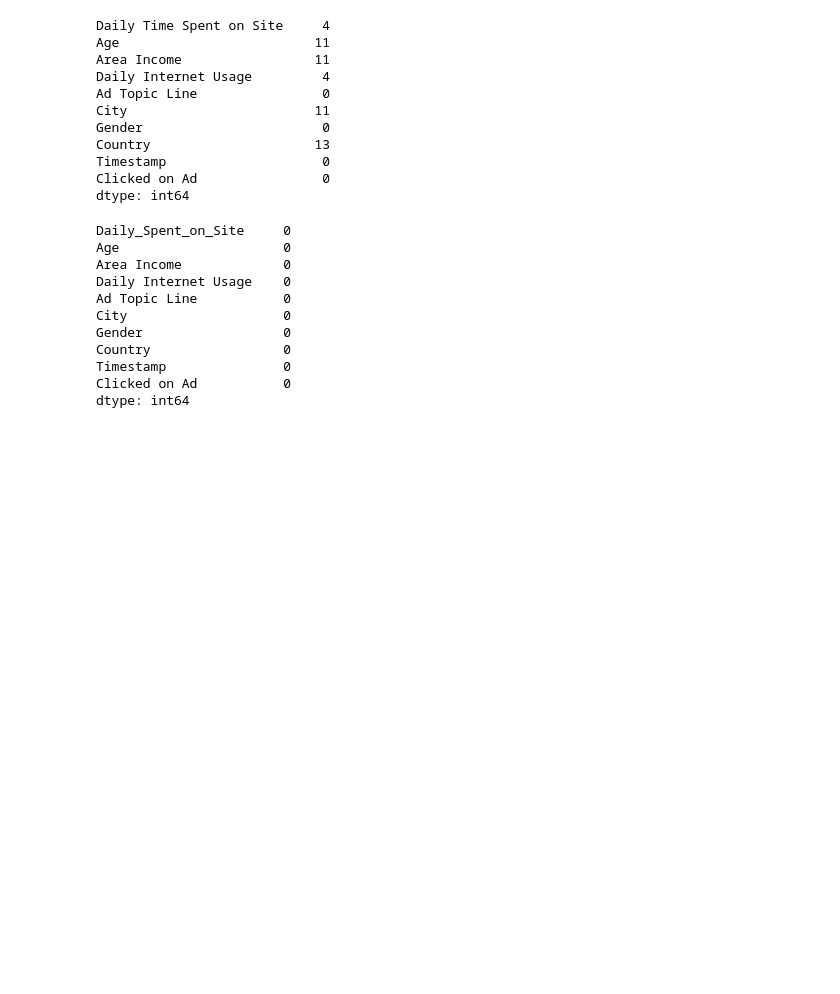
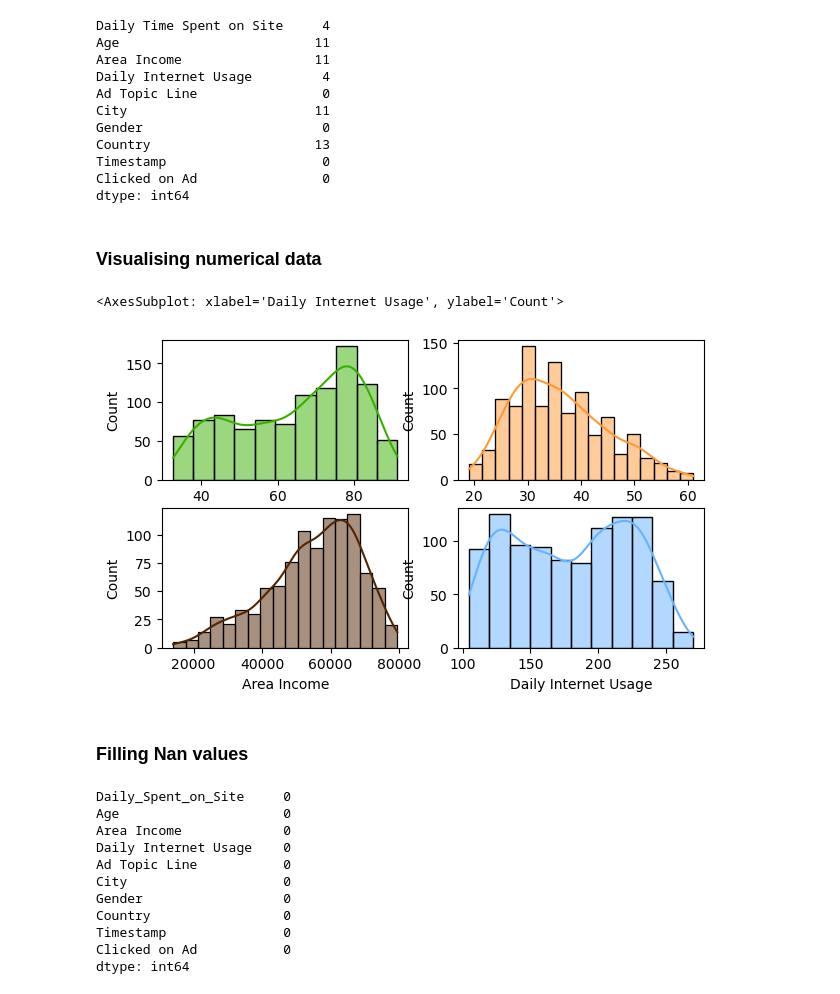
Before and after one commit to RemiHurstel/projet-effective-targeting-of-advertisment, a Jupyter notebook: data_encoded.ipynb, the cells around one changed output. Saved outputs shown, nothing was run; the diff lists cells and outputs as text; code cells hidden in the pictures; blank space fills up the shorter version.

Commit message:
visualization and trying models on numerical data

```diff
--- a/data_encoded.ipynb
+++ b/data_encoded.ipynb
@@ -54,6 +65,20 @@ Clicked on Ad                0
 dtype: int64
 # %%
 data.rename(columns = {'Daily Time Spent on Site':'Daily_Spent_on_Site'}, inplace = True)
+# %% [markdown]
+### Visualising numerical data
+# %%
+fig, axs = plt.subplots(2, 2, figsize=(7,4))
+axs = axs.flatten()
+sns.histplot(data=data, x="Daily_Spent_on_Site", kde=True,color='#38b000',ax=axs[0])
+sns.histplot(data=data, x="Age", kde=True,color='#FF9933',ax=axs[1])
+sns.histplot(data=data,x='Area Income',kde=True,color='#522500',ax=axs[2])
+sns.histplot(data=data,x='Daily Internet Usage',kde=True,color='#66b3ff',ax=axs[3])
+# %% [output]
+<AxesSubplot: xlabel='Daily Internet Usage', ylabel='Count'>
+[figure, added]
+# %% [markdown]
+### Filling Nan values
 # %%
 data['Daily_Spent_on_Site'].fillna(data['Daily_Spent_on_Site'].median(),inplace = True)
 data['Age'].fillna(data['Age'].median(),inplace=True)
```
Also changed, not shown: parts of 24 cells of this notebook, 1 other file.
